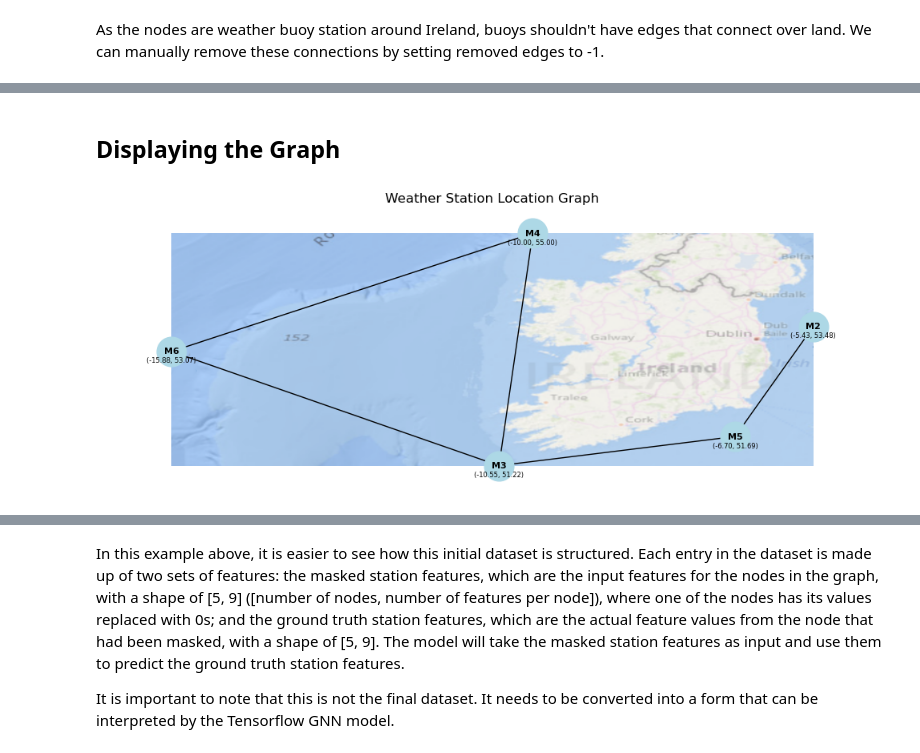
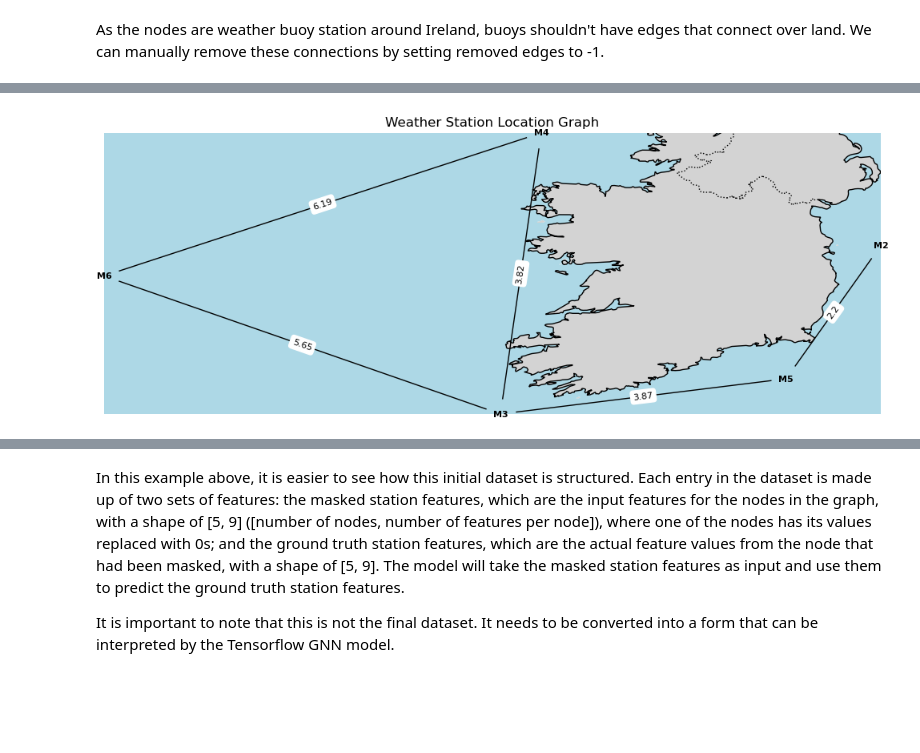
Before and after one commit to MetOffice/data_science_cop, a Jupyter notebook: ml_examples/gnn_example/weather_buoy_node_prediction.ipynb, the cells around one changed output, grey strips where cells are left out. Drawn from its saved outputs; the diff is of its cells as text; code cells hidden in the pictures; blank space fills up the shorter version.

```diff
--- a/ml_examples/gnn_example/weather_buoy_node_prediction.ipynb
+++ b/ml_examples/gnn_example/weather_buoy_node_prediction.ipynb
@@ -322,3 +344 @@ array([[ 0,  3, -1],
-# %% [markdown]
-## Displaying the Graph
 # %%
@@ -342,33 +357,45 @@ for i, neighbors in enumerate(indices):
-# %%
-# Loading an image of Ireland
-map_img = matplotlib.image.imread('./images/ireland_map.png')
-
-min_lon = average_coordinates['longitude'].min()
-max_lon = average_coordinates['longitude'].max()
-min_lat = average_coordinates['latitude'].min()
-max_lat = average_coordinates['latitude'].max()
-
-fig = matplotlib.pyplot.figure(figsize=(10,10))
-ax = fig.add_subplot(111)
-
-ax.imshow(map_img, extent=[min_lon, max_lon, min_lat, max_lat], aspect='equal')
-
-pos = nx.get_node_attributes(G, 'pos')
-nx.draw(G, pos, with_labels=True, node_color='lightblue', node_size=700, font_size=8, font_weight='bold')
-
-pos_attrs = {}
-for node, coords in pos.items():
-    pos_attrs[node] = (coords[0], coords[1] - 0.15)
-
-node_attrs = {node: f'({coords[0]:.2f}, {coords[1]:.2f})' for node, coords in pos.items()}
-nx.draw_networkx_labels(G, pos_attrs, labels=node_attrs, font_size=6)
-
-matplotlib.pyplot.title('Weather Station Location Graph')
-matplotlib.pyplot.axis('off')
-matplotlib.pyplot.tight_layout()
-matplotlib.pyplot.show()
-# %% [output]
-[figure, removed]
+# %%
+# Define the coordinate bounds based on your dataset
+min_lon = average_coordinates['longitude'].min()
+max_lon = average_coordinates['longitude'].max()
+min_lat = average_coordinates['latitude'].min()
+max_lat = average_coordinates['latitude'].max()
+
+# Create a figure and axis using Cartopy with a PlateCarree projection
+fig = plt.figure(figsize=(10, 10))
+ax = plt.axes(projection=ccrs.PlateCarree())
+
+# Set the extent of the map to match the bounds of your data
+ax.set_extent([min_lon, max_lon, min_lat, max_lat], crs=ccrs.PlateCarree())
+
+# Add natural earth features for better map visualization
+ax.add_feature(cfeature.COASTLINE)
+ax.add_feature(cfeature.BORDERS, linestyle=':')
+ax.add_feature(cfeature.LAND, facecolor='lightgray')
+ax.add_feature(cfeature.OCEAN, facecolor='lightblue')
+
+# Get the node positions (which are in longitude and latitude)
+pos = nx.get_node_attributes(G, 'pos')
+
+# Convert node positions into the map's coordinate system (PlateCarree)
+transformed_pos = {node: ax.projection.transform_point(lon, lat, ccrs.PlateCarree())
+                   for node, (lon, lat) in pos.items()}
+
+# Draw the network graph on the map using the transformed positions
+nx.draw(G, transformed_pos, with_labels=True, node_color='lightblue', node_size=700, font_size=8, font_weight='bold', ax=ax)
+
+# Adjust node labels to avoid overlap
+label_pos = {node: (coords[0], coords[1] - 0.15) for node, coords in transformed_pos.items()}
+
+edge_labels = nx.get_edge_attributes(G, 'weight')
+nx.draw_networkx_edge_labels(G, pos=transformed_pos, edge_labels=edge_labels, font_size=8, ax=ax)
+
+# Add a title and finalize the plot
+plt.title('Weather Station Location Graph')
+plt.tight_layout()
+plt.show()
+# %% [output]
+[figure, added]
 # %%
 # Display the cleaned data
 df
```
Also changed, not shown: parts of 29 cells of this notebook, 1 other file.
